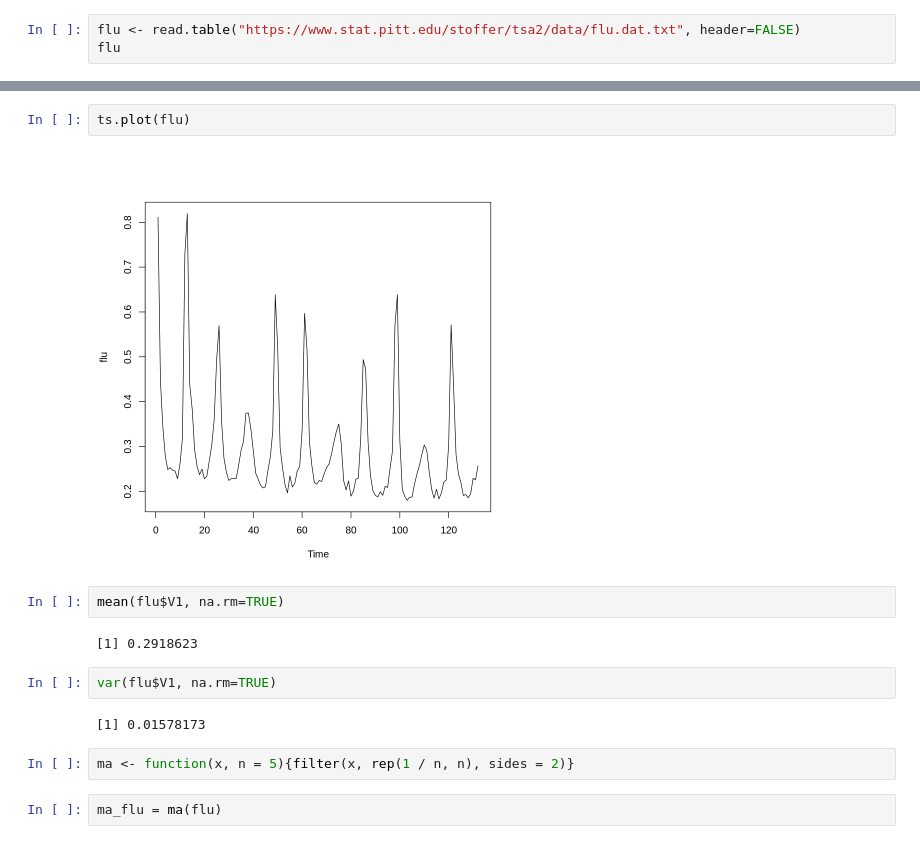
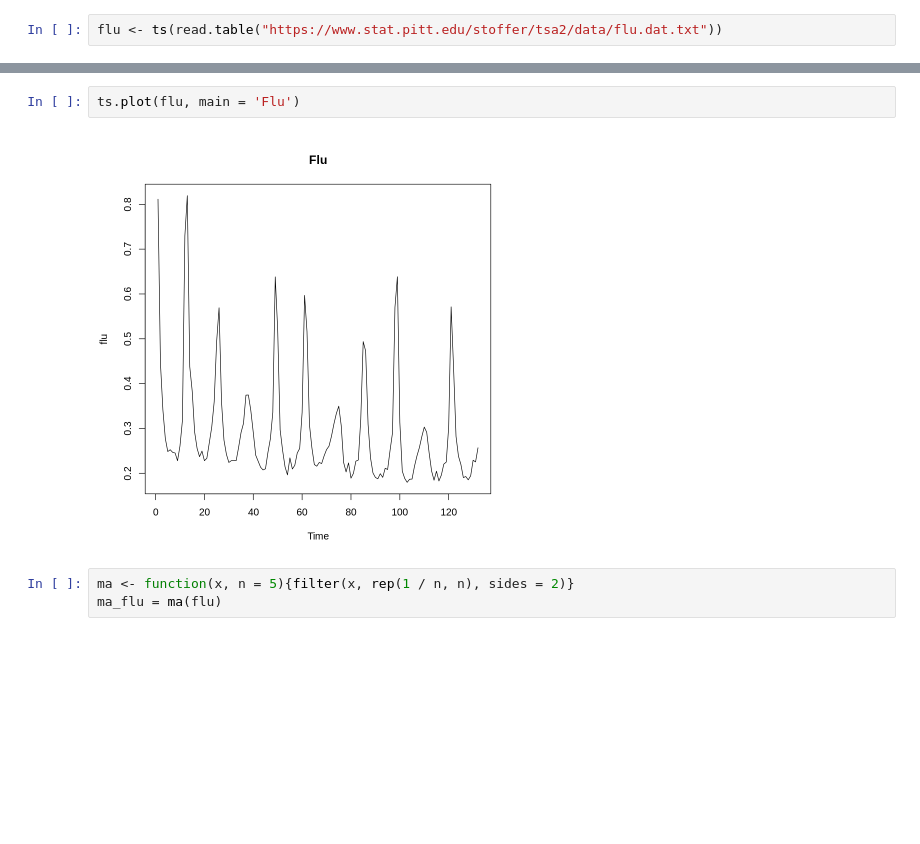
Before and after one commit to brunomb97/mat267-proyectos, a Jupyter notebook: proyecto01/proyecto01.ipynb, the cells around one changed output, grey strips where cells are left out. Cells and saved outputs as stored; diff of their text form; blank space fills up the shorter version.

```diff
--- a/proyecto01/proyecto01.ipynb
+++ b/proyecto01/proyecto01.ipynb
@@ -1,3 +14,2 @@
 # %%
-flu <- read.table("https://www.stat.pitt.edu/stoffer/tsa2/data/flu.dat.txt", header=FALSE)
-flu
+flu <- ts(read.table("https://www.stat.pitt.edu/stoffer/tsa2/data/flu.dat.txt"))
@@ -24,19 +16,10 @@ A data.frame: 132 × 1
 # %%
-ts.plot(flu)
+ts.plot(flu, main = 'Flu')
 # %% [output]
-[figure, old version]
+[figure, new version]
-# %%
-mean(flu$V1, na.rm=TRUE)
-# %% [output]
-[1] 0.2918623
-# %%
-var(flu$V1, na.rm=TRUE)
-# %% [output]
-[1] 0.01578173
 # %%
 ma <- function(x, n = 5){filter(x, rep(1 / n, n), sides = 2)}
+ma_flu = ma(flu)
-# %%
-ma_flu = ma(flu)
 # %%
 ts.plot(ma_flu)
 # %% [output]
```
Also changed, not shown: parts of 23 cells of this notebook.
